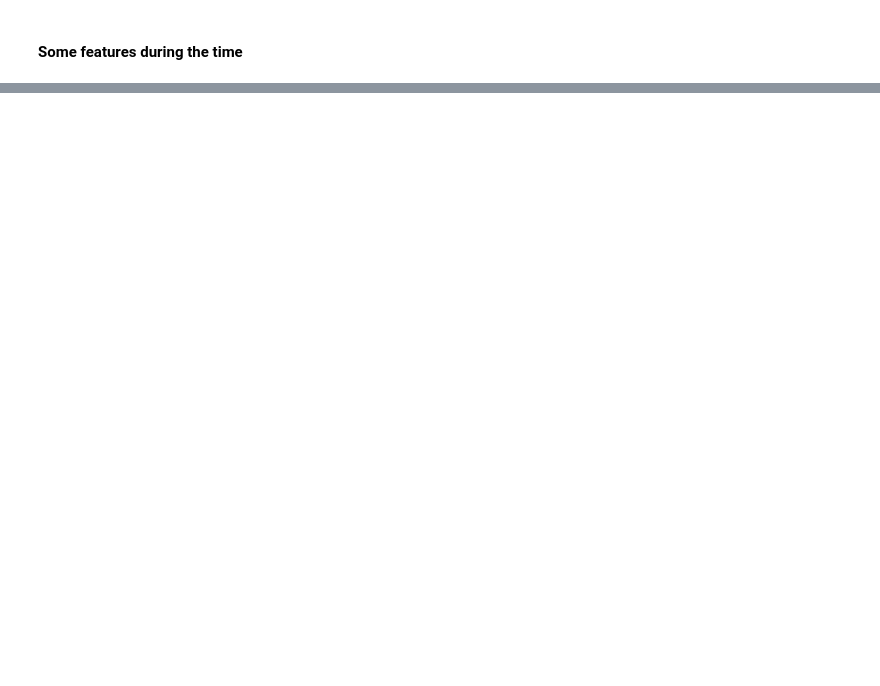
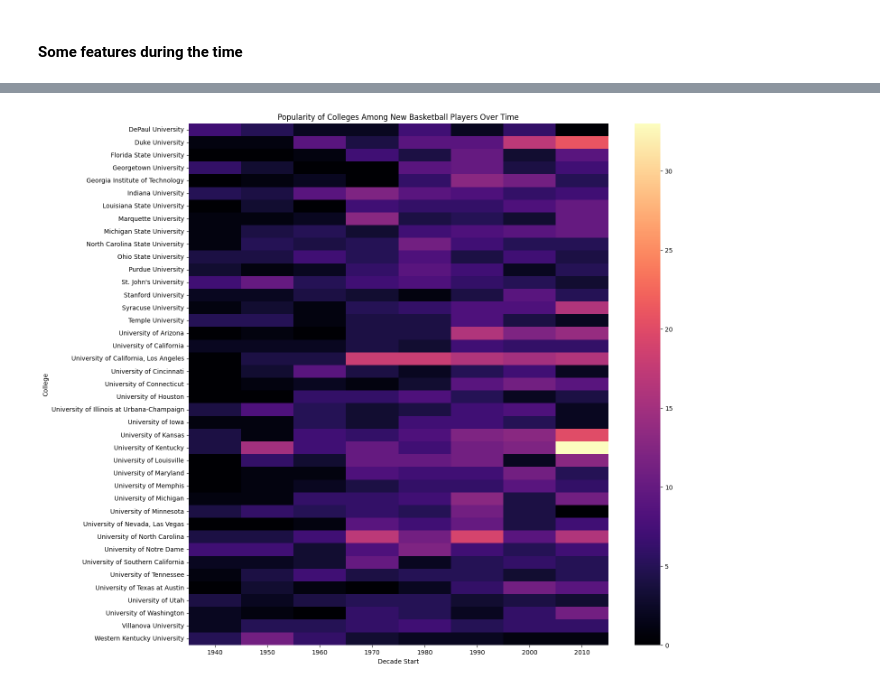
Before and after one commit to amediantsev/ml_course, a Jupyter notebook: src/notebooks/visualisation_hw.ipynb, the cells around one changed output, grey strips where cells are left out. Drawn from its saved outputs; the diff is of its cells as text; code cells hidden in the pictures; blank space fills up the shorter version.

```diff
--- a/src/notebooks/visualisation_hw.ipynb
+++ b/src/notebooks/visualisation_hw.ipynb
@@ -104,0 +104,11 @@ position_counts.plot(kind='bar', stacked=True, figsize=(10, 5))
+# %%
+valuable_colleges = players_data.groupby("college").size() >= 30
+valuable_colleges_names = valuable_colleges[valuable_colleges].index
+colleges_popularity = players_data[players_data["college"].isin(valuable_colleges_names)]
+
+colleges_popularity = colleges_popularity.groupby(["decade_start", "college"]).size().reset_index()
+colleges_popularity.columns = ['decade_start', 'college', 'num_players']
+
+data_pivot = colleges_popularity.pivot('college', 'decade_start', 'num_players')
+data_pivot = data_pivot.fillna(0)
+data_pivot
@@ -104,0 +134,11 @@ position_counts.plot(kind='bar', stacked=True, figsize=(10, 5))
+# %%
+import seaborn as sns
+
+plt.figure(figsize=(15, 15))
+sns.heatmap(data_pivot, cmap='magma')
+plt.title('Popularity of Colleges Among New Basketball Players Over Time')
+plt.xlabel('Decade Start')
+plt.ylabel('College')
+plt.show()
+# %% [output]
+[figure, added]
```
Also changed, not shown: parts of 8 cells of this notebook.
